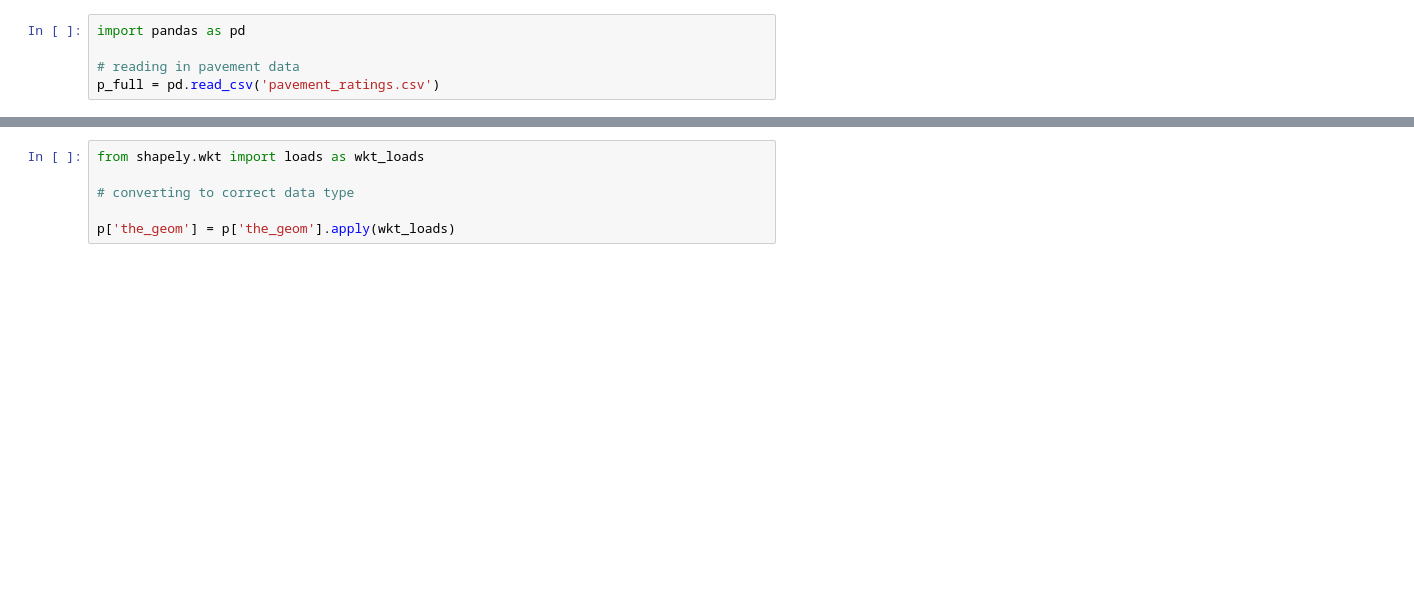
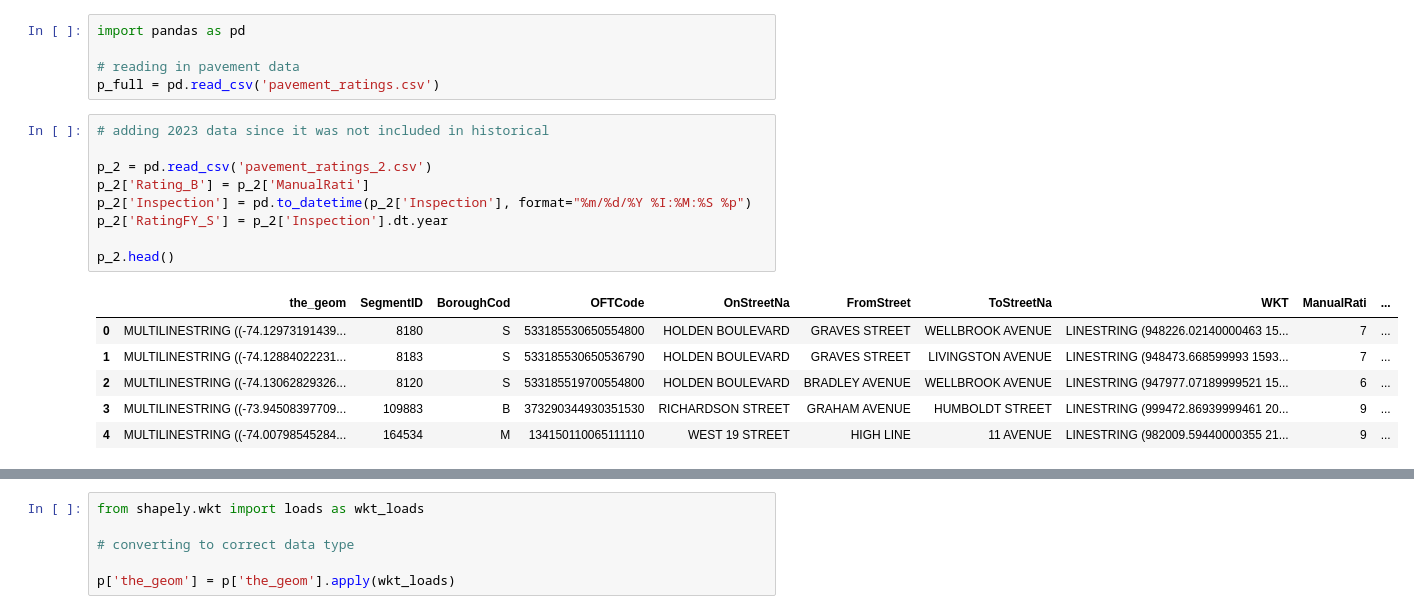
Before and after one commit to angebhayman/Beans-MLCode, a Jupyter notebook: mergecode.ipynb, the cells around one changed output, grey strips where cells are left out. Cells and saved outputs as stored; diff of their text form; blank space fills up the shorter version.

```diff
--- a/mergecode.ipynb
+++ b/mergecode.ipynb
@@ -3,6 +3,22 @@ import pandas as pd
 
 # reading in pavement data
 p_full = pd.read_csv('pavement_ratings.csv')
+# %%
+# adding 2023 data since it was not included in historical
+
+p_2 = pd.read_csv('pavement_ratings_2.csv')
+p_2['Rating_B'] = p_2['ManualRati']
+p_2['Inspection'] = pd.to_datetime(p_2['Inspection'], format="%m/%d/%Y %I:%M:%S %p")
+p_2['RatingFY_S'] = p_2['Inspection'].dt.year
+
+p_2.head()
+# %% [output]
+|  | the_geom | SegmentID | BoroughCod | OFTCode | OnStreetNa | FromStreet | ToStreetNa | WKT | ManualRati | ... |
+| 0 | MULTILINESTRING ((-74.12973191439... | 8180 | S | 533185530650554800 | HOLDEN BOULEVARD | GRAVES STREET | WELLBROOK AVENUE | LINESTRING (948226.02140000463 15... | 7 | ... |
+| 1 | MULTILINESTRING ((-74.12884022231... | 8183 | S | 533185530650536790 | HOLDEN BOULEVARD | GRAVES STREET | LIVINGSTON AVENUE | LINESTRING (948473.668599993 1593... | 7 | ... |
+| 2 | MULTILINESTRING ((-74.13062829326... | 8120 | S | 533185519700554800 | HOLDEN BOULEVARD | BRADLEY AVENUE | WELLBROOK AVENUE | LINESTRING (947977.07189999521 15... | 6 | ... |
+| 3 | MULTILINESTRING ((-73.94508397709... | 109883 | B | 373290344930351530 | RICHARDSON STREET | GRAHAM AVENUE | HUMBOLDT STREET | LINESTRING (999472.86939999461 20... | 9 | ... |
+| 4 | MULTILINESTRING ((-74.00798545284... | 164534 | M | 134150110065111110 | WEST 19 STREET | HIGH LINE | 11 AVENUE | LINESTRING (982009.59440000355 21... | 9 | ... |
 # %%
 # filtering for necessary yrs and cols
 
```
Also changed, not shown: parts of 5 cells of this notebook, 2 other files.
